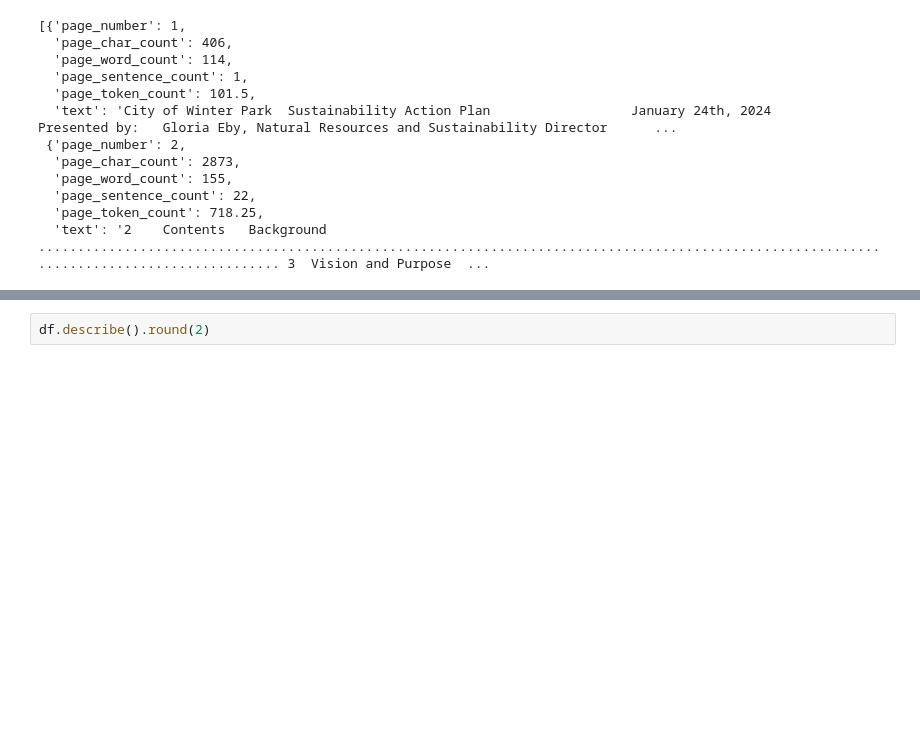
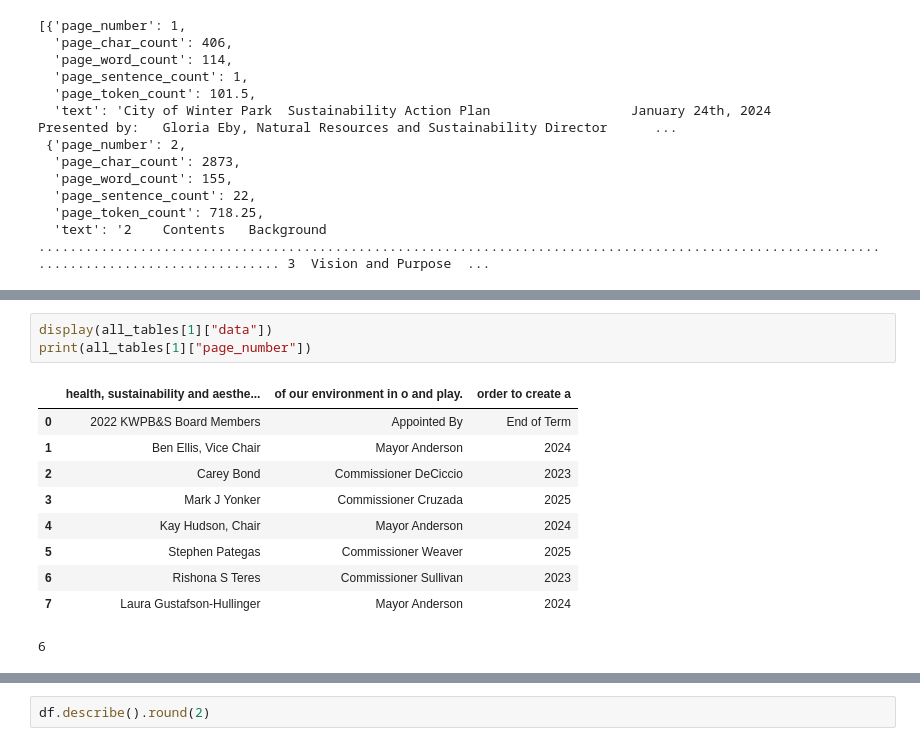
Before and after one commit to aplancher/RagWP, a Jupyter notebook: ragyou.ipynb, the cells around one changed output, grey strips where cells are left out. Drawn from its saved outputs; the diff is of its cells as text; blank space fills up the shorter version.

```diff
--- a/ragyou.ipynb
+++ b/ragyou.ipynb
@@ -112,0 +208,14 @@ pages_and_texts[:2]
+# %%
+display(all_tables[1]["data"])
+print(all_tables[1]["page_number"])
+# %% [output]
+|  | health, sustainability and aesthe... | of our environment in o and play. | order to create a |
+| 0 | 2022 KWPB&S Board Members | Appointed By | End of Term |
+| 1 | Ben Ellis, Vice Chair | Mayor Anderson | 2024 |
+| 2 | Carey Bond | Commissioner DeCiccio | 2023 |
+| 3 | Mark J Yonker | Commissioner Cruzada | 2025 |
+| 4 | Kay Hudson, Chair | Mayor Anderson | 2024 |
+| 5 | Stephen Pategas | Commissioner Weaver | 2025 |
+| 6 | Rishona S Teres | Commissioner Sullivan | 2023 |
+| 7 | Laura Gustafson-Hullinger | Mayor Anderson | 2024 |
+6
```
Also changed, not shown: parts of 16 cells of this notebook.
